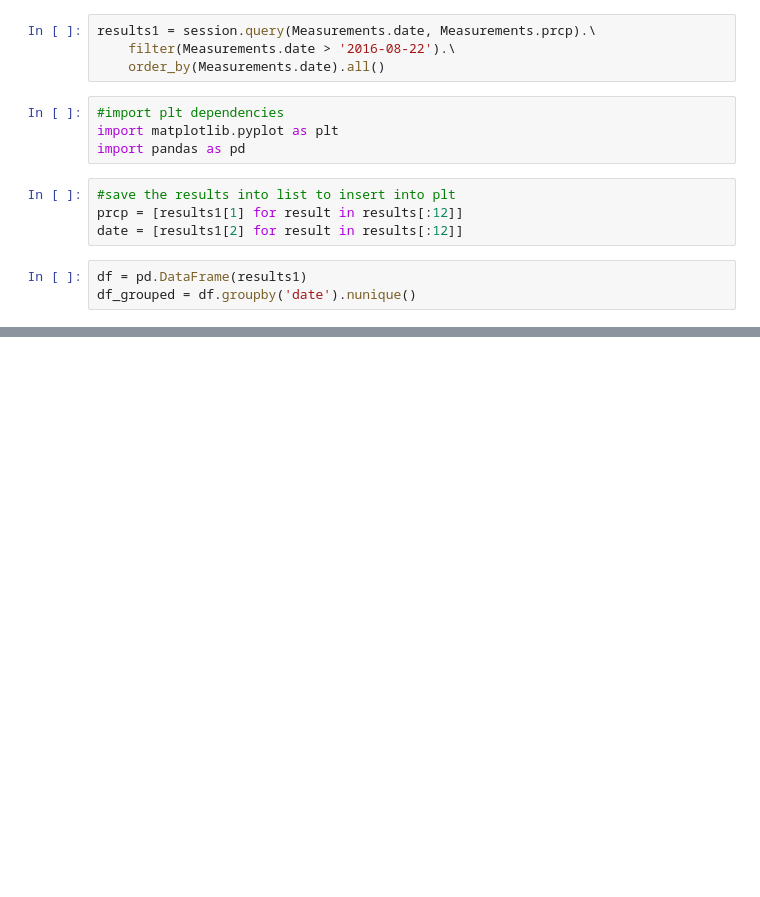
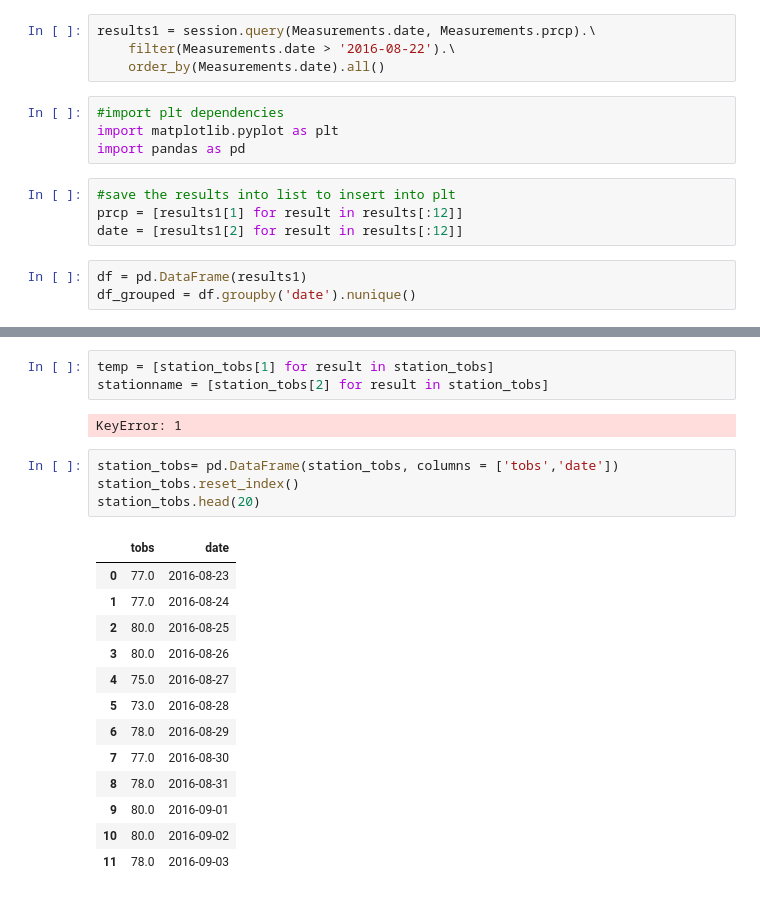
Before and after one commit to ashley-aguayo/sqlalchemy_challenge, a Jupyter notebook: Untitled-1.ipynb, the cells around one changed output, grey strips where cells are left out. Cells and saved outputs as stored; diff of their text form; blank space fills up the shorter version.

```diff
--- a/Untitled-1.ipynb
+++ b/Untitled-1.ipynb
@@ -98,0 +146,23 @@ plt.show()
+# %%
+temp = [station_tobs[1] for result in station_tobs]
+stationname = [station_tobs[2] for result in station_tobs]
+# %% [output]
+KeyError: 1
+# %%
+station_tobs= pd.DataFrame(station_tobs, columns = ['tobs','date'])
+station_tobs.reset_index()
+station_tobs.head(20)
+# %% [output]
+|  | tobs | date |
+| 0 | 77.0 | 2016-08-23 |
+| 1 | 77.0 | 2016-08-24 |
+| 2 | 80.0 | 2016-08-25 |
+| 3 | 80.0 | 2016-08-26 |
+| 4 | 75.0 | 2016-08-27 |
+| 5 | 73.0 | 2016-08-28 |
+| 6 | 78.0 | 2016-08-29 |
+| 7 | 77.0 | 2016-08-30 |
+| 8 | 78.0 | 2016-08-31 |
+| 9 | 80.0 | 2016-09-01 |
+| 10 | 80.0 | 2016-09-02 |
+| 11 | 78.0 | 2016-09-03 |
```
Also changed, not shown: parts of 10 cells of this notebook.
